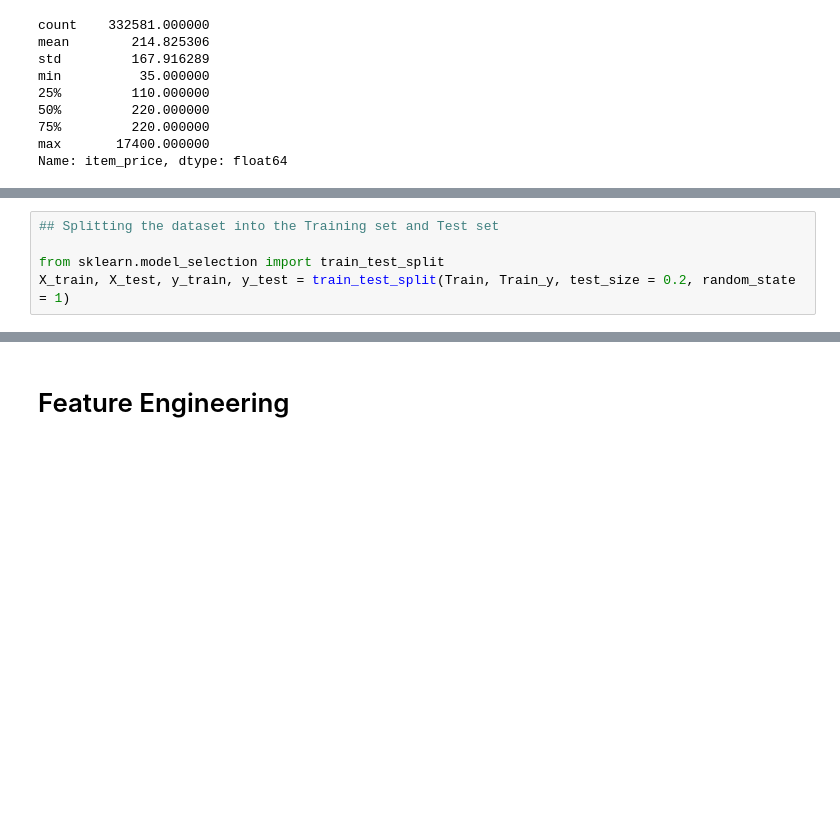
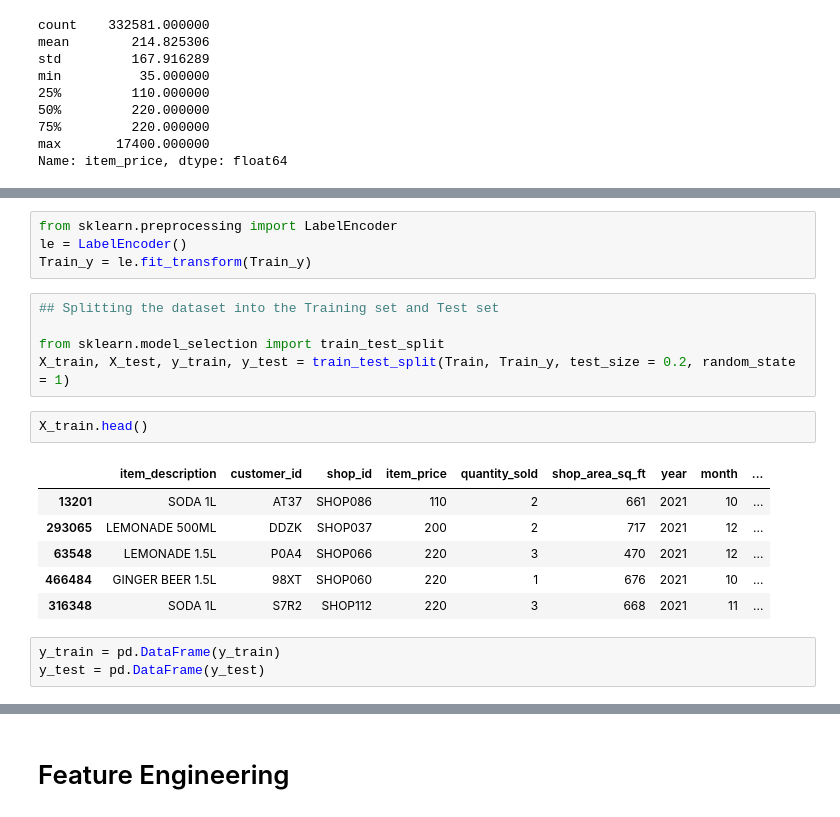
Before and after one commit to AnoshanJ/Datastorm4.0, a Jupyter notebook: Day 1/Solution.ipynb, the cells around one changed output, grey strips where cells are left out. Drawn from its saved outputs; the diff is of its cells as text; blank space fills up the shorter version.

Commit message:
label encoding

```diff
--- a/Day 1/Solution.ipynb
+++ b/Day 1/Solution.ipynb
@@ -216,5 +245,21 @@ Name: item_price, dtype: float64
+# %%
+from sklearn.preprocessing import LabelEncoder
+le = LabelEncoder()
+Train_y = le.fit_transform(Train_y)
 # %%
 ## Splitting the dataset into the Training set and Test set
 
 from sklearn.model_selection import train_test_split
 X_train, X_test, y_train, y_test = train_test_split(Train, Train_y, test_size = 0.2, random_state = 1)
+# %%
+X_train.head()
+# %% [output]
+|  | item_description | customer_id | shop_id | item_price | quantity_sold | shop_area_sq_ft | year | month | ... |
+| 13201 | SODA 1L | AT37 | SHOP086 | 110 | 2 | 661 | 2021 | 10 | ... |
+| 293065 | LEMONADE 500ML | DDZK | SHOP037 | 200 | 2 | 717 | 2021 | 12 | ... |
+| 63548 | LEMONADE 1.5L | P0A4 | SHOP066 | 220 | 3 | 470 | 2021 | 12 | ... |
+| 466484 | GINGER BEER 1.5L | 98XT | SHOP060 | 220 | 1 | 676 | 2021 | 10 | ... |
+| 316348 | SODA 1L | S7R2 | SHOP112 | 220 | 3 | 668 | 2021 | 11 | ... |
+# %%
+y_train = pd.DataFrame(y_train)
+y_test = pd.DataFrame(y_test)
```
Also changed, not shown: parts of 19 cells of this notebook.
